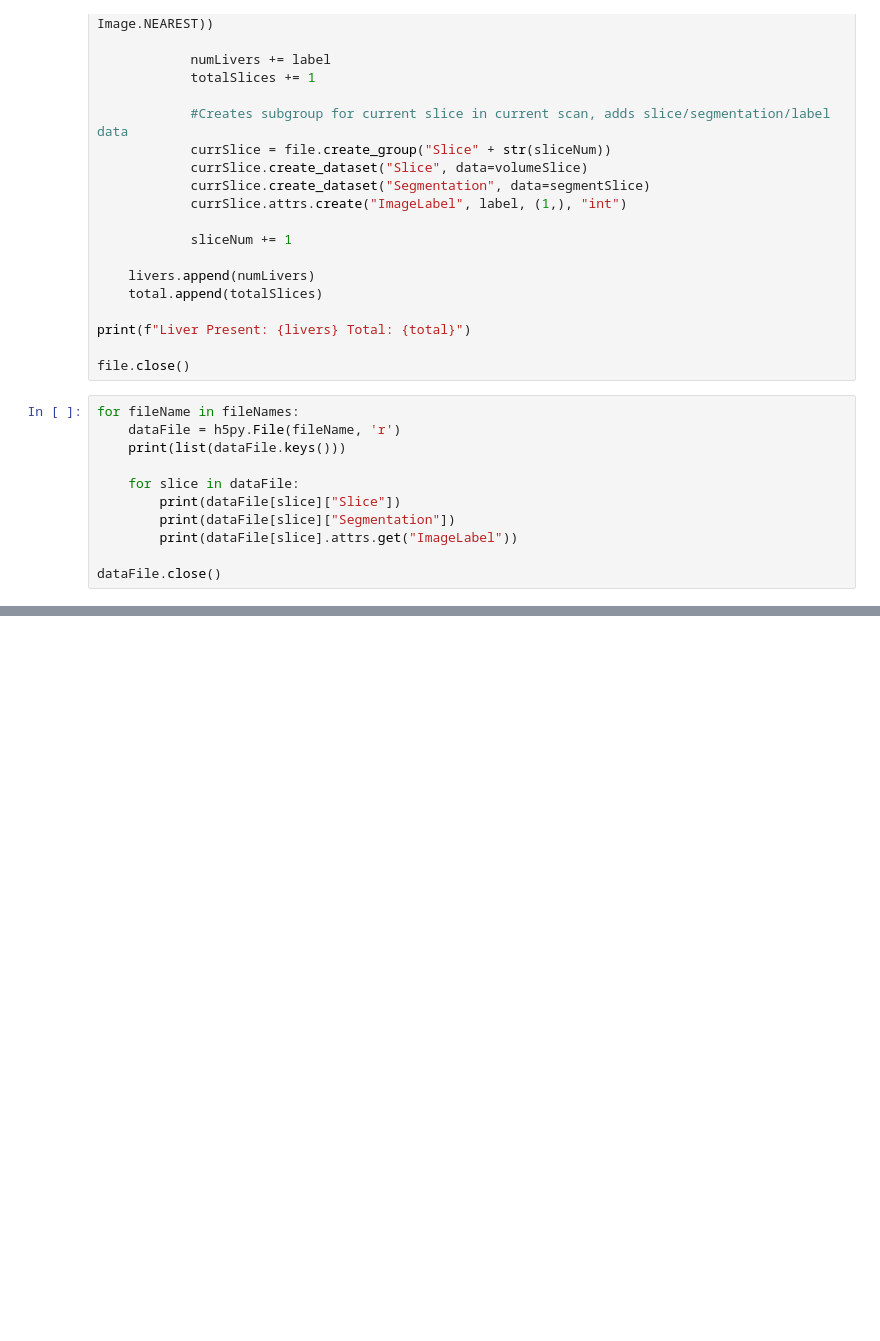
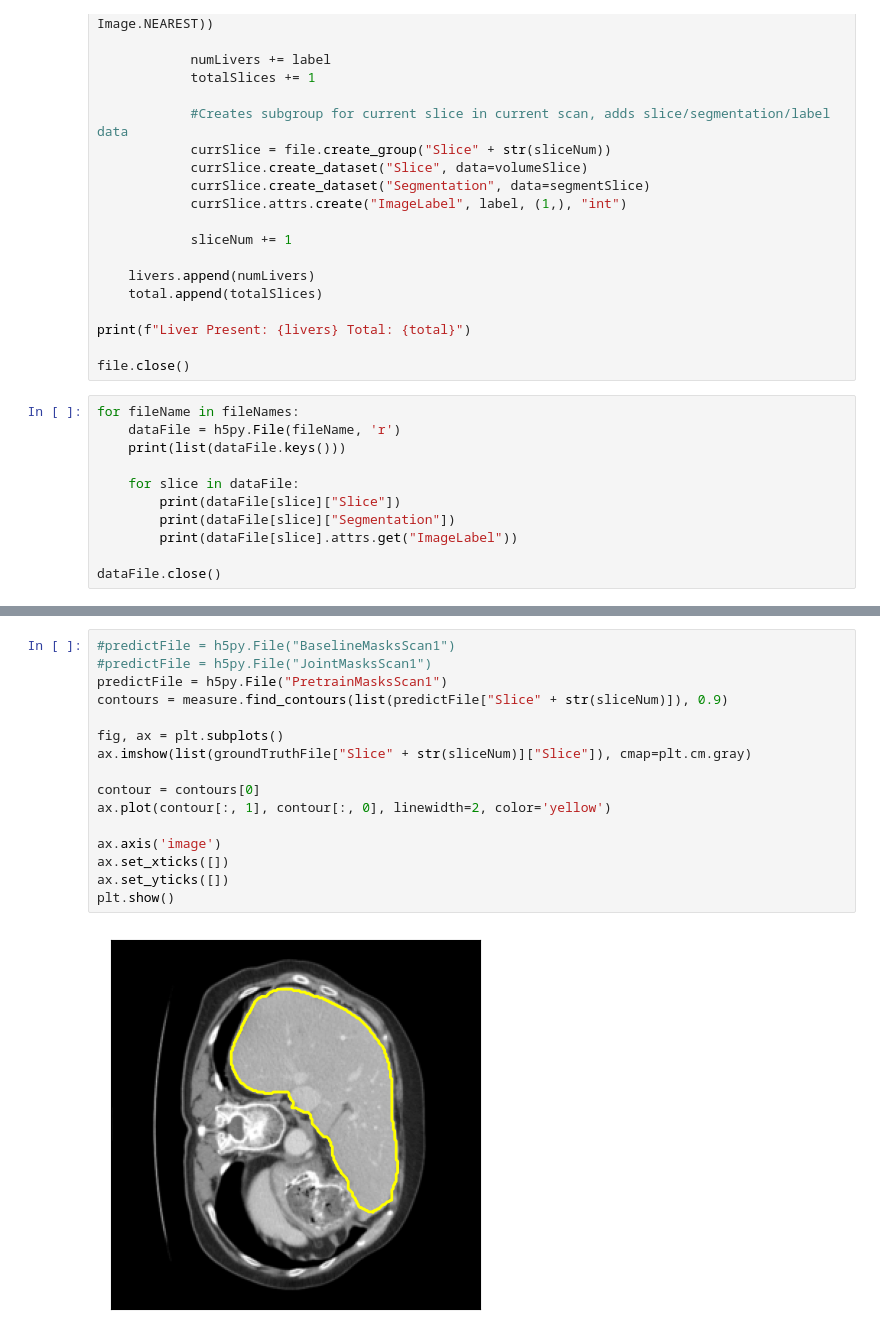
Before and after one commit to AaronMoseley/CTLiverSegmentation, a Jupyter notebook: H5FileGenerator.ipynb, the cells around one changed output, grey strips where cells are left out. Saved outputs shown, nothing was run; the diff lists cells and outputs as text; blank space fills up the shorter version.

```diff
--- a/H5FileGenerator.ipynb
+++ b/H5FileGenerator.ipynb
@@ -123,0 +155,18 @@ dataFile.close()
+# %%
+#predictFile = h5py.File("BaselineMasksScan1")
+#predictFile = h5py.File("JointMasksScan1")
+predictFile = h5py.File("PretrainMasksScan1")
+contours = measure.find_contours(list(predictFile["Slice" + str(sliceNum)]), 0.9)
+
+fig, ax = plt.subplots()
+ax.imshow(list(groundTruthFile["Slice" + str(sliceNum)]["Slice"]), cmap=plt.cm.gray)
+
+contour = contours[0]
+ax.plot(contour[:, 1], contour[:, 0], linewidth=2, color='yellow')
+
+ax.axis('image')
+ax.set_xticks([])
+ax.set_yticks([])
+plt.show()
+# %% [output]
+[figure, added]
```
Also changed, not shown: parts of 2 cells of this notebook, 23 other files.
